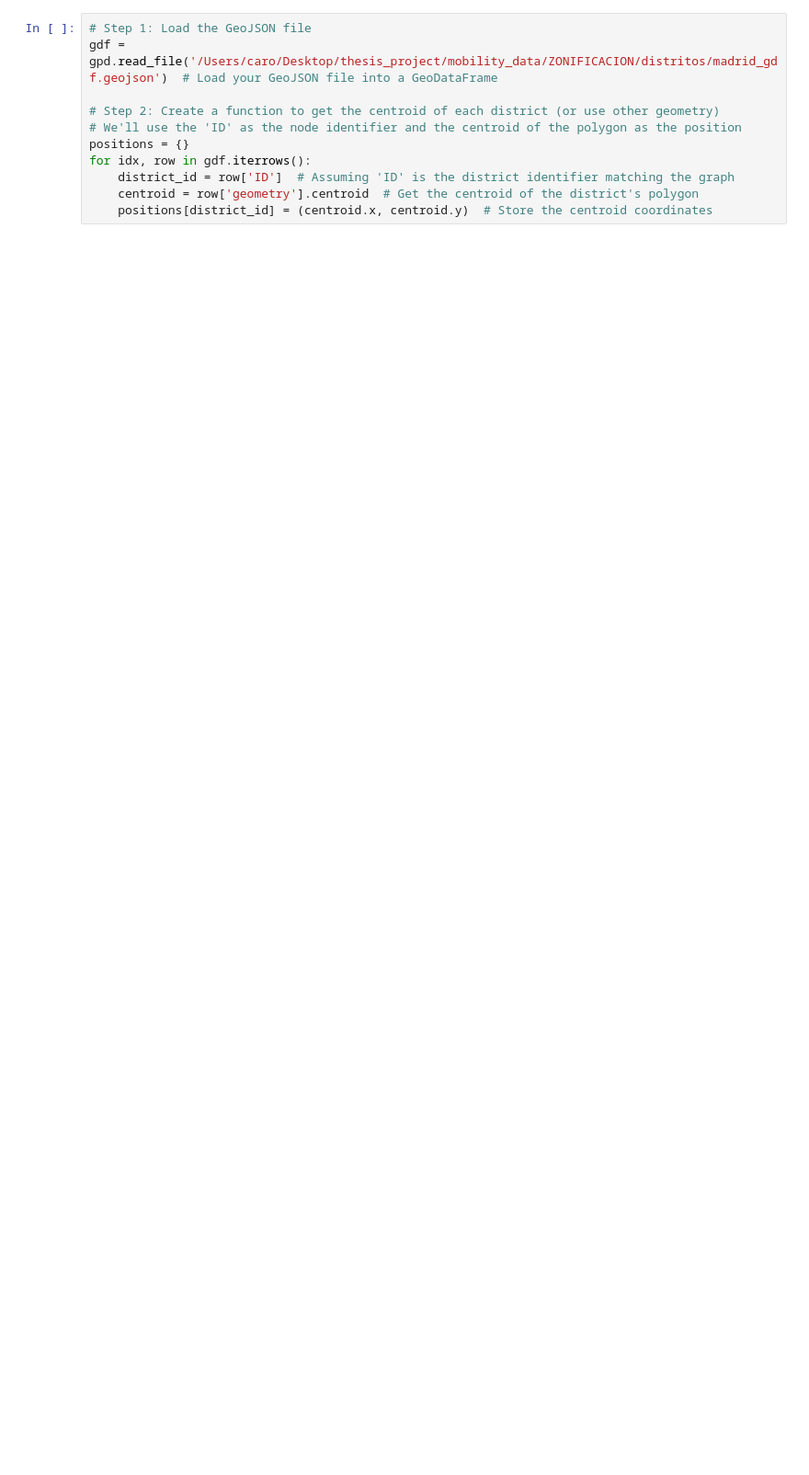
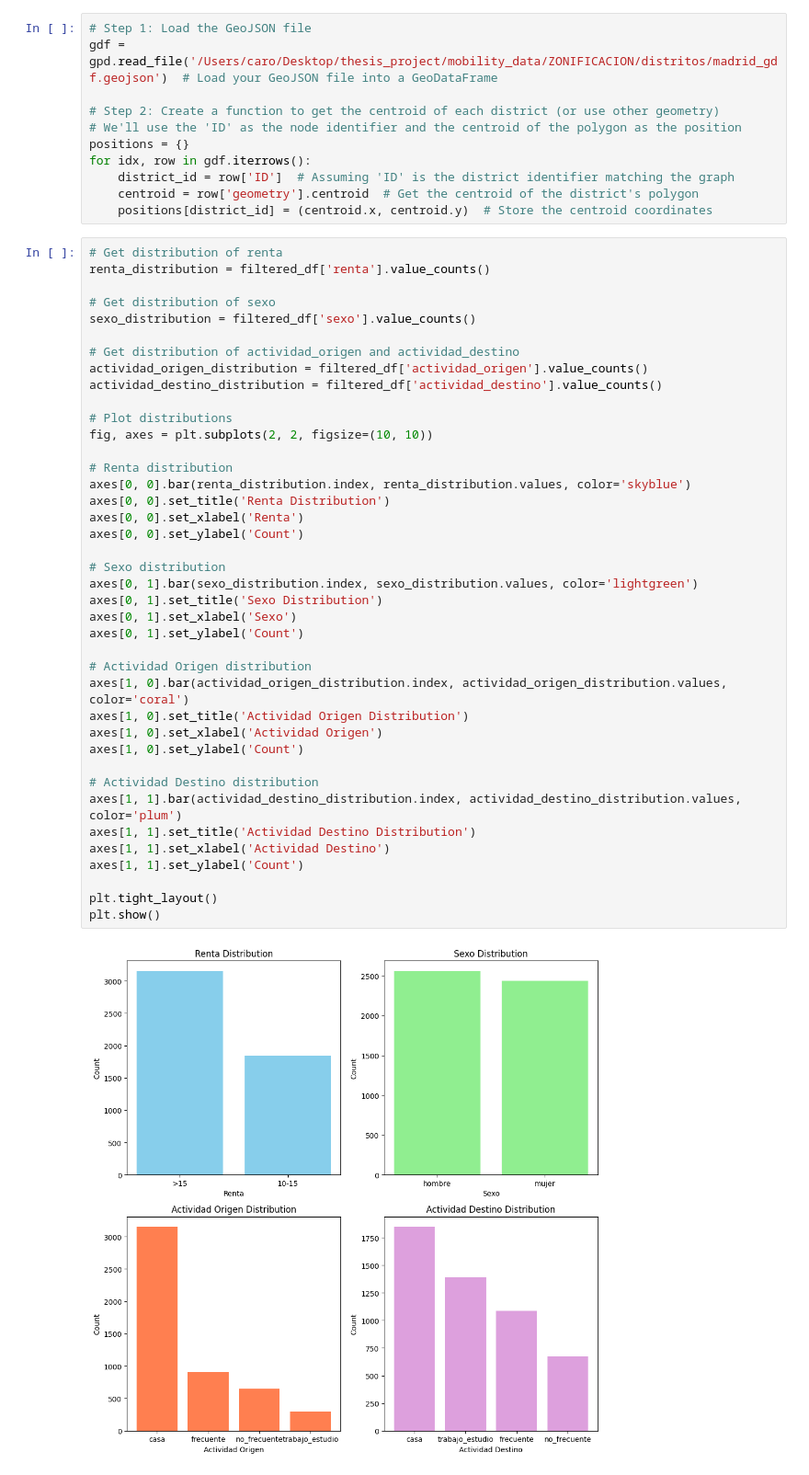
Before and after one commit to carobs9/thesis_project, a Jupyter notebook: mobility_data/graphs_test.ipynb, the cells around one changed output. Shown: that part at 92% size. Cells and saved outputs as stored; diff of their text form; blank space fills up the shorter version.

```diff
--- a/mobility_data/graphs_test.ipynb
+++ b/mobility_data/graphs_test.ipynb
@@ -51,3 +50,45 @@ for idx, row in gdf.iterrows():
     district_id = row['ID']  # Assuming 'ID' is the district identifier matching the graph
     centroid = row['geometry'].centroid  # Get the centroid of the district's polygon
     positions[district_id] = (centroid.x, centroid.y)  # Store the centroid coordinates
+# %%
+# Get distribution of renta
+renta_distribution = filtered_df['renta'].value_counts()
+
+# Get distribution of sexo
+sexo_distribution = filtered_df['sexo'].value_counts()
+
+# Get distribution of actividad_origen and actividad_destino
+actividad_origen_distribution = filtered_df['actividad_origen'].value_counts()
+actividad_destino_distribution = filtered_df['actividad_destino'].value_counts()
+
+# Plot distributions
+fig, axes = plt.subplots(2, 2, figsize=(10, 10))
+
+# Renta distribution
+axes[0, 0].bar(renta_distribution.index, renta_distribution.values, color='skyblue')
+axes[0, 0].set_title('Renta Distribution')
+axes[0, 0].set_xlabel('Renta')
+axes[0, 0].set_ylabel('Count')
+
+# Sexo distribution
+axes[0, 1].bar(sexo_distribution.index, sexo_distribution.values, color='lightgreen')
+axes[0, 1].set_title('Sexo Distribution')
+axes[0, 1].set_xlabel('Sexo')
+axes[0, 1].set_ylabel('Count')
+
+# Actividad Origen distribution
+axes[1, 0].bar(actividad_origen_distribution.index, actividad_origen_distribution.values, color='coral')
+axes[1, 0].set_title('Actividad Origen Distribution')
+axes[1, 0].set_xlabel('Actividad Origen')
+axes[1, 0].set_ylabel('Count')
+
+# Actividad Destino distribution
+axes[1, 1].bar(actividad_destino_distribution.index, actividad_destino_distribution.values, color='plum')
+axes[1, 1].set_title('Actividad Destino Distribution')
+axes[1, 1].set_xlabel('Actividad Destino')
+axes[1, 1].set_ylabel('Count')
+
+plt.tight_layout()
+plt.show()
+# %% [output]
+[figure, added]
```
Also changed, not shown: parts of 12 cells of this notebook.
